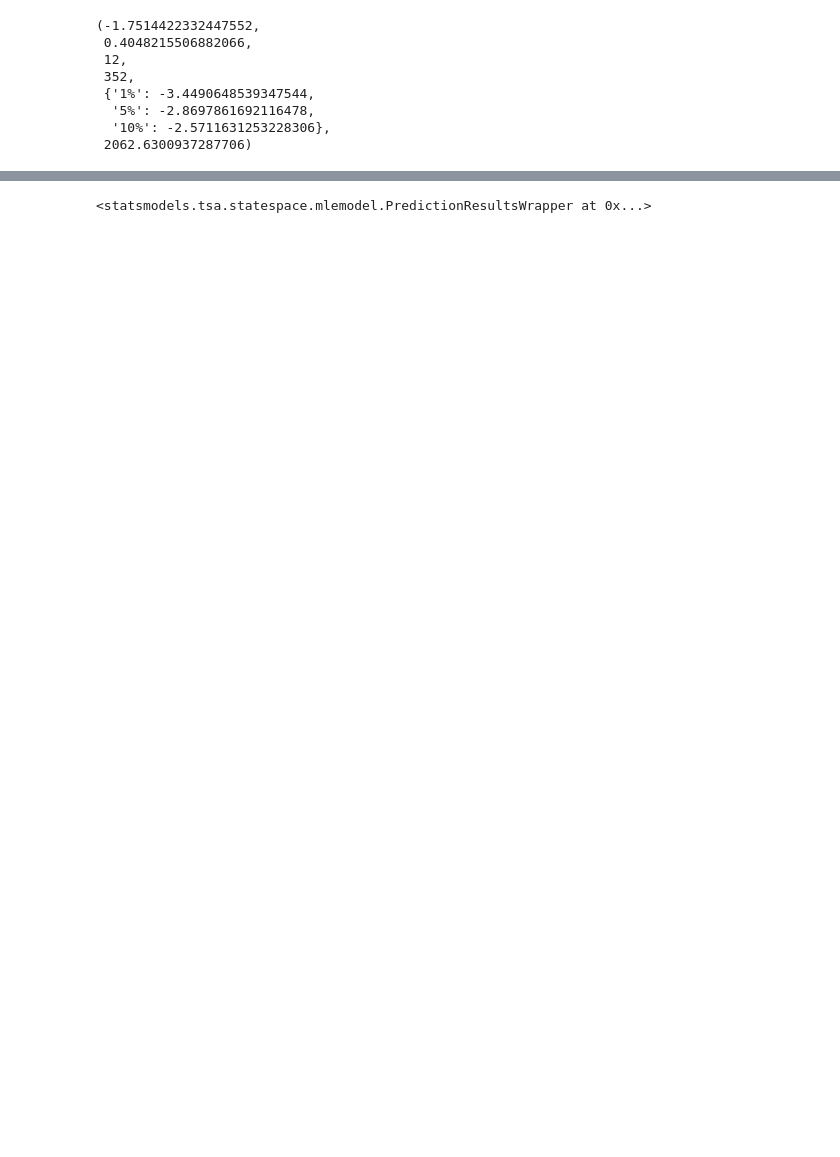
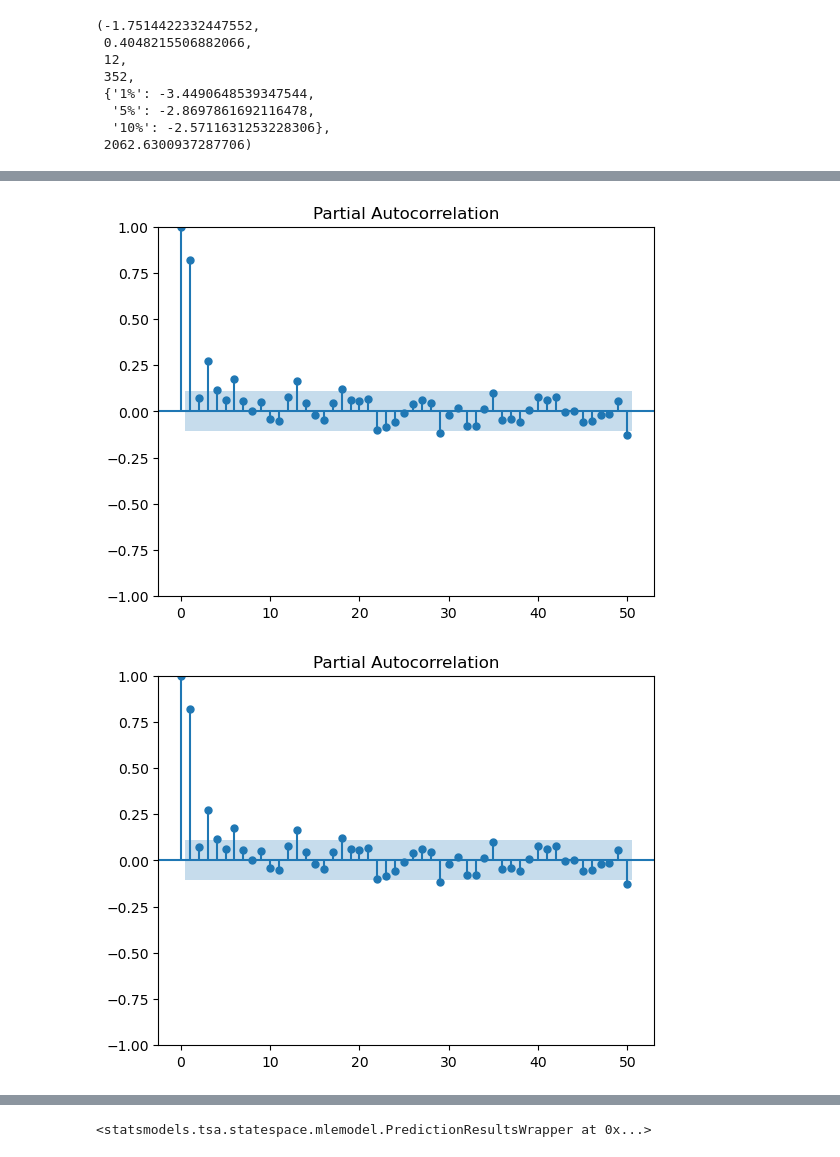
Before and after one commit to Er90Space/IntegratedCA2_ML-DV_CCT, a Jupyter notebook: CA2_ML_Dvis.ipynb, the cells around one changed output, grey strips where cells are left out. Saved outputs shown, nothing was run; the diff lists cells and outputs as text; code cells hidden in the pictures; blank space fills up the shorter version.

```diff
--- a/CA2_ML_Dvis.ipynb
+++ b/CA2_ML_Dvis.ipynb
@@ -202,0 +213,5 @@ plt.title('Price of Energy', fontsize=18);
+# %%
+plot_pacf(train, method='ywm', lags=50)
+# %% [output]
+[figure]
+[figure]
```
Also changed, not shown: parts of 52 cells of this notebook.
